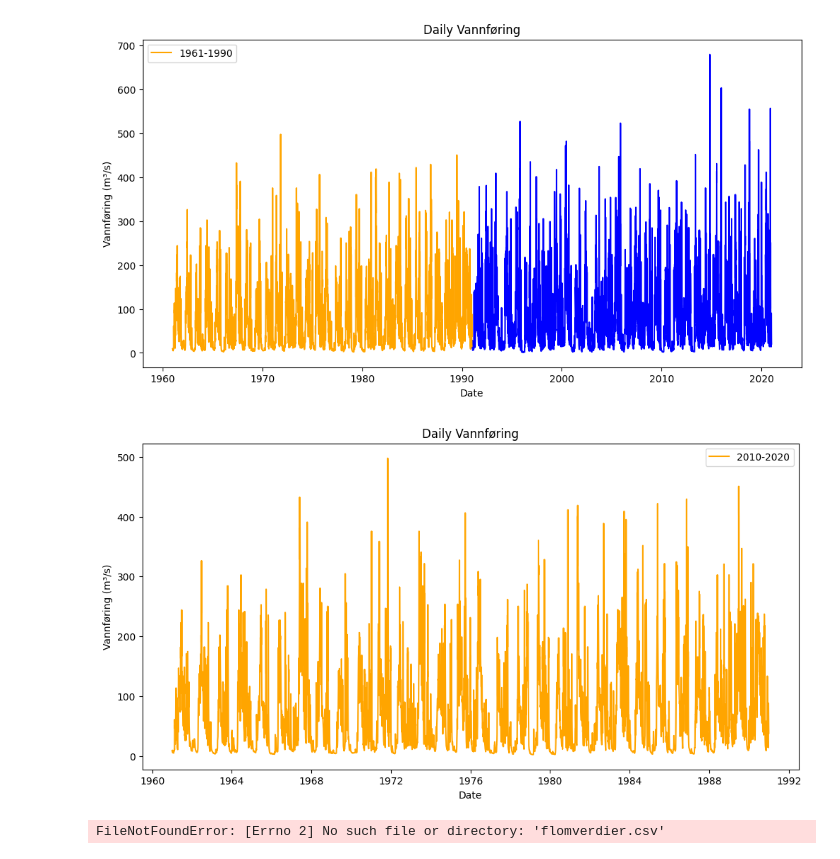
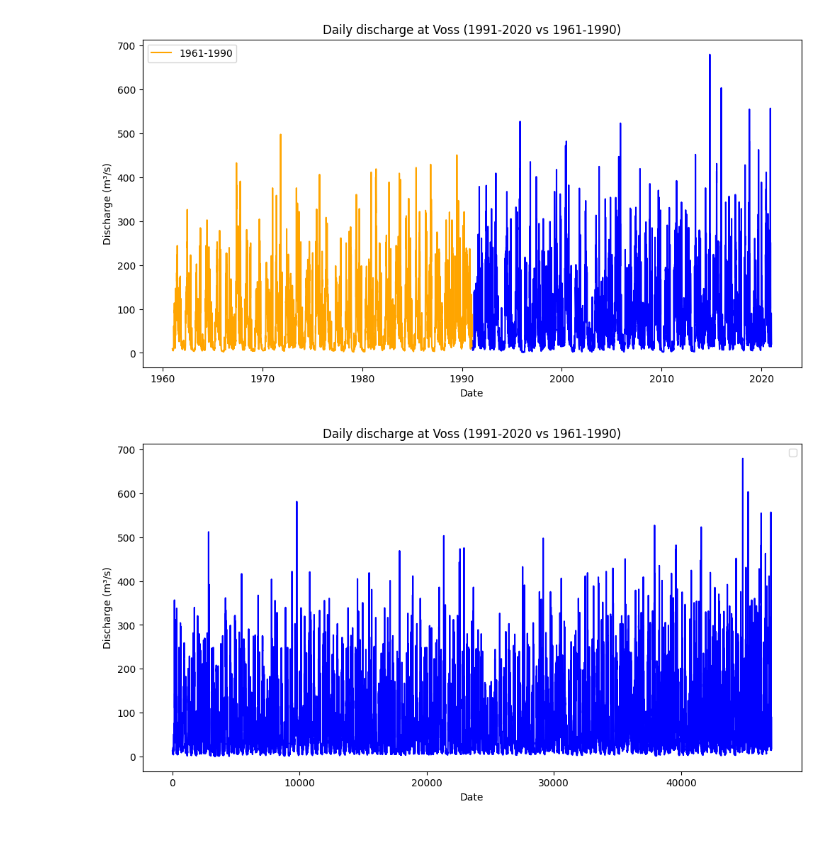
Before and after one commit to arnie-arch/Prosjektoppgave-GEO9300, a Jupyter notebook: Analyse_.ipynb, the cells around one changed output. Saved outputs shown, nothing was run; the diff lists cells and outputs as text; code cells hidden in the pictures.

```diff
--- a/Analyse_.ipynb
+++ b/Analyse_.ipynb
@@ -57,27 +107,22 @@ Tidspunkt
 # %%
-#Plotting
+#Plot visualizing the timeseries.
 plt.figure(figsize=(12,6))
 plt.plot(vf1['Vannføring'], color='blue')
 plt.plot(vf2['Vannføring'], label='1961-1990', color='orange')
 plt.xlabel('Date')
-plt.ylabel('Vannføring (m³/s)')
-plt.title('Daily Vannføring')
+plt.ylabel('Discharge (m³/s)')
+plt.title('Daily discharge at Voss (1991-2020 vs 1961-1990)')
 plt.legend()
 plt.show()
 
 plt.figure(figsize=(12,6))
-#plt.plot(vf1['Vannføring'], color='blue')
-plt.plot(vf2['Vannføring'], label='2010-2020', color='orange')
+plt.plot(vf['Vannføring'], color='blue')
+#plt.plot(vf2['Vannføring'], label='1961-1990', color='orange')
 plt.xlabel('Date')
-plt.ylabel('Vannføring (m³/s)')
-plt.title('Daily Vannføring')
+plt.ylabel('Discharge (m³/s)')
+plt.title('Daily discharge at Voss (1991-2020 vs 1961-1990)')
 plt.legend()
 plt.show()
 # %% [output]
-[figure, old version]
+[figure, new version]
-[figure, old version]
+[figure, new version]
-# %%
-#Import flomverdier
-flomverdier = pd.read_csv('flomverdier.csv', delimiter=';', on_bad_lines='skip', skiprows=[0])
-# %% [output]
-FileNotFoundError: [Errno 2] No such file or directory: 'flomverdier.csv'
```
Also changed, not shown: parts of 23 cells of this notebook, 1 other file.
